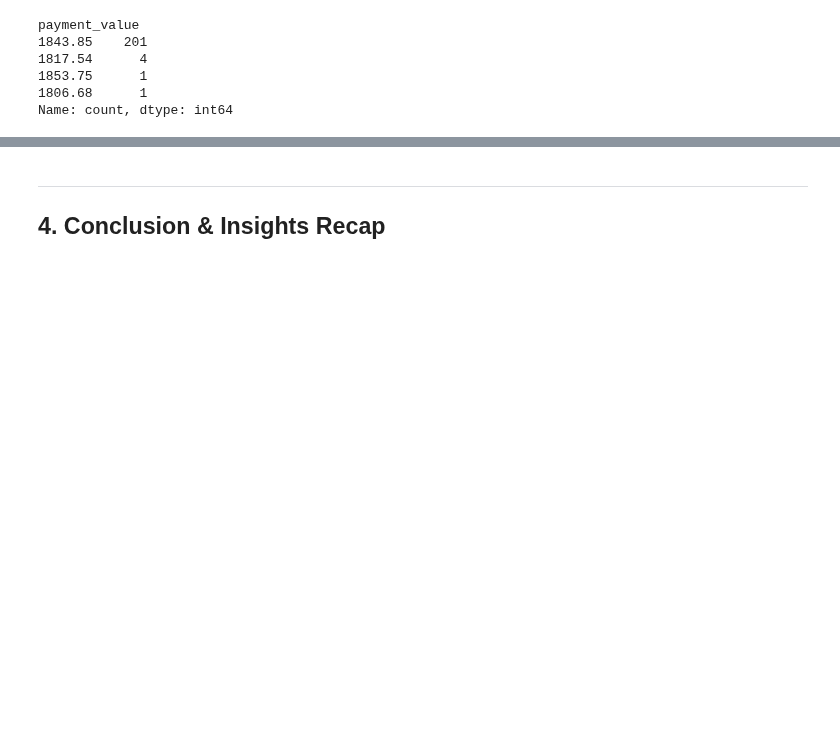
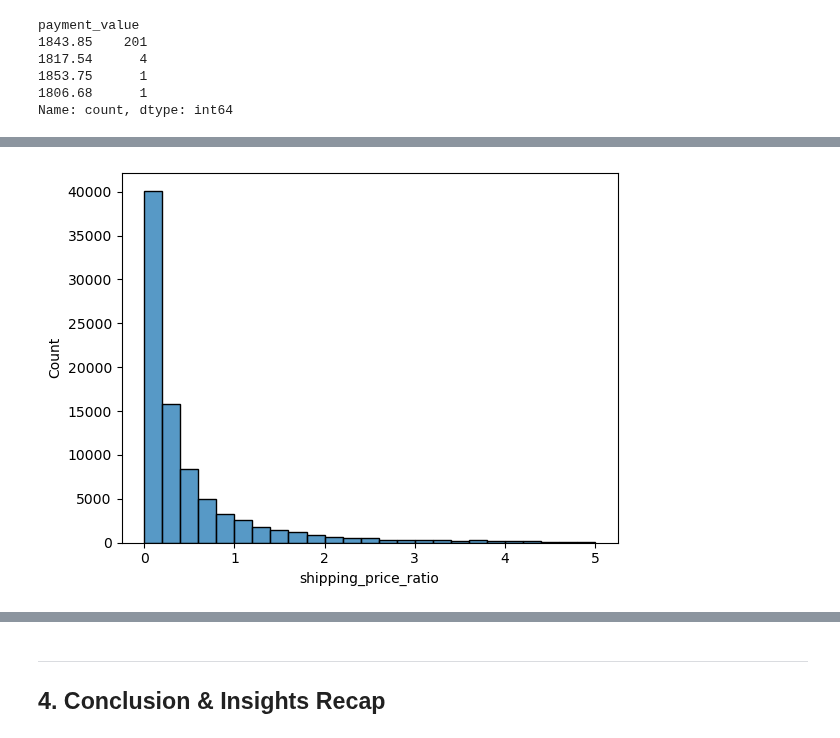
Before and after one commit to JatinY459/ecommerce-data-analysis, a Jupyter notebook: notebooks/05_EDA_payments_shipping.ipynb, the cells around one changed output, grey strips where cells are left out. Drawn from its saved outputs; the diff is of its cells as text; code cells hidden in the pictures; blank space fills up the shorter version.

```diff
--- a/notebooks/05_EDA_payments_shipping.ipynb
+++ b/notebooks/05_EDA_payments_shipping.ipynb
@@ -296,0 +339,5 @@ Name: count, dtype: int64
+# %%
+sns.histplot(data=order_items, x='shipping_price_ratio', binwidth=0.2)
+plt.show()
+# %% [output]
+[figure, added]
```
Also changed, not shown: parts of 10 cells of this notebook.
